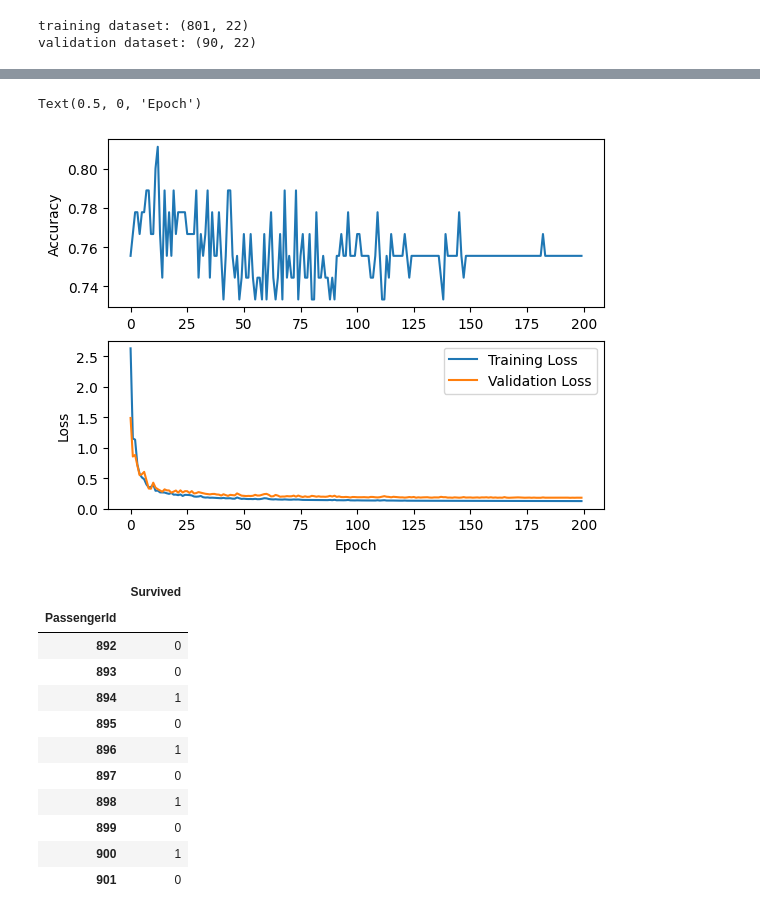
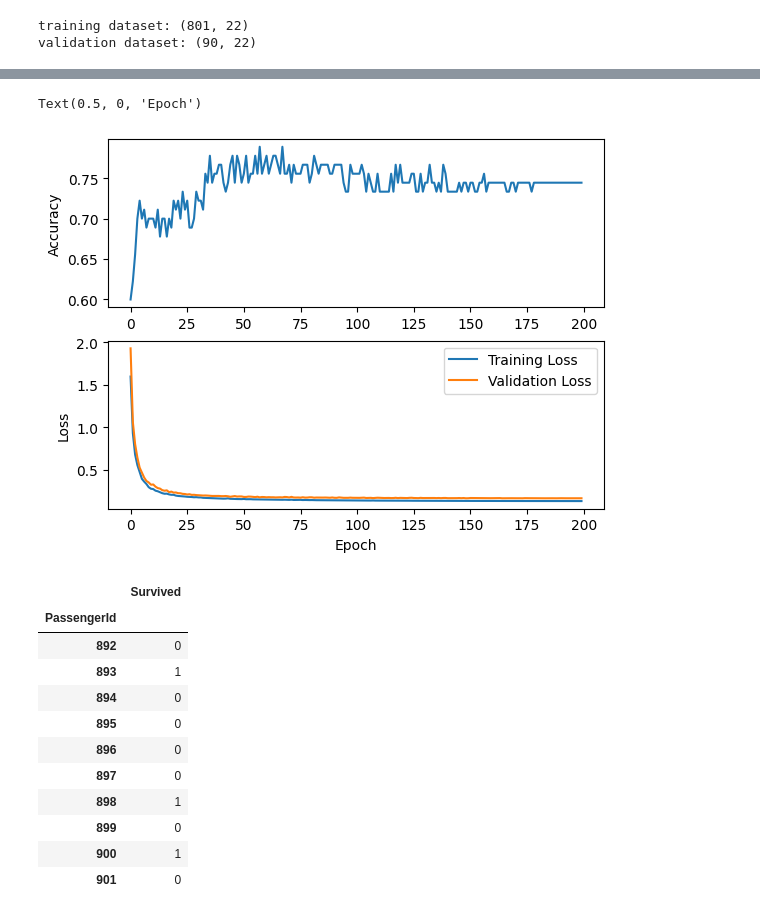
Before and after one commit to zirkelc/micrograd-titanic, a Jupyter notebook: micrograd.ipynb, the cells around one changed output, grey strips where cells are left out. Cells and saved outputs as stored; diff of their text form; code cells hidden in the pictures.

```diff
--- a/micrograd.ipynb
+++ b/micrograd.ipynb
@@ -388,7 +388,7 @@ def train_model(model, xy_train, xy_validate, num_epochs=100, batch_size=32):
 # %%
 # Define number of input features, hidden layers, and output features
 num_inputs = X_train.shape[1]
-num_hidden = [44]
+num_hidden = [33]
 num_outputs = 1
 
 # Initialize the model
@@ -442,5 +442,5 @@ Validation accuracy: 75.556%
 Text(0.5, 0, 'Epoch')
-[figure, old version]
+[figure, new version]
 # %%
 # Input features from the scaled test dataset
 test_features = test_scaled_df.to_numpy()
@@ -458,10 +458,10 @@ submission_df.head(10)
 |  | Survived |
 | PassengerId |  |
 | 892 | 0 |
-| 893 | 0 |
-| 894 | 1 |
+| 893 | 1 |
+| 894 | 0 |
 | 895 | 0 |
-| 896 | 1 |
+| 896 | 0 |
 | 897 | 0 |
 | 898 | 1 |
 | 899 | 0 |
```
Also changed, not shown: parts of 1 cell of this notebook.
